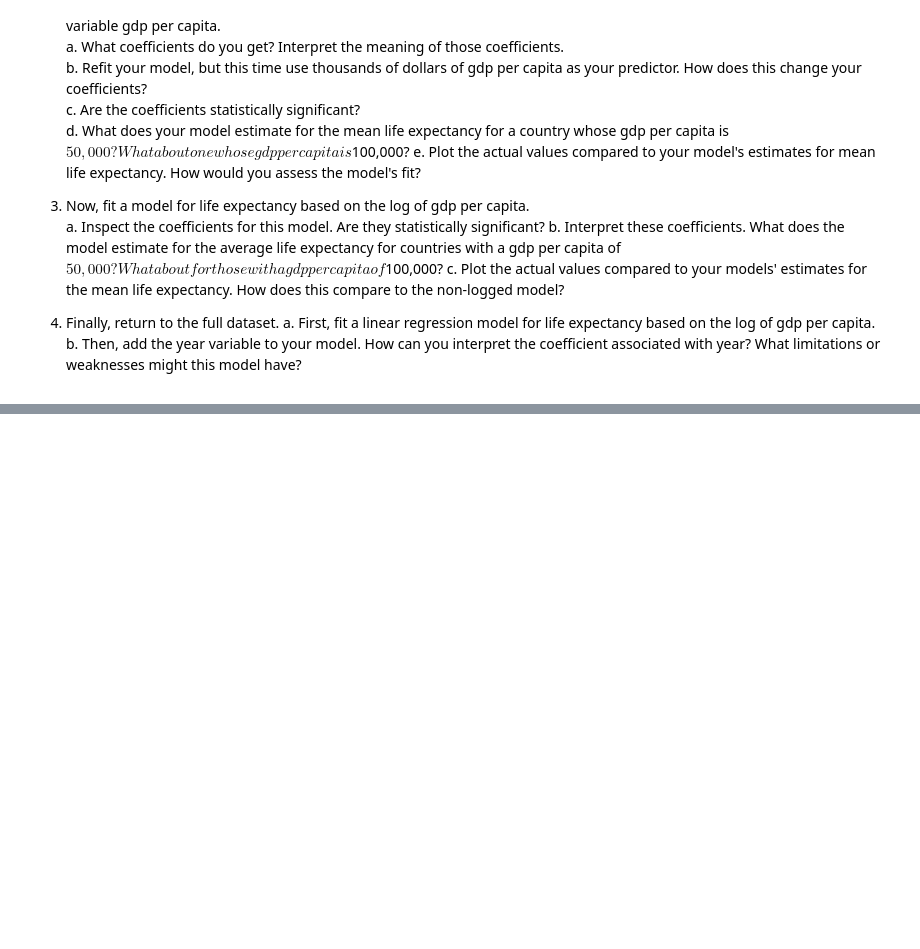
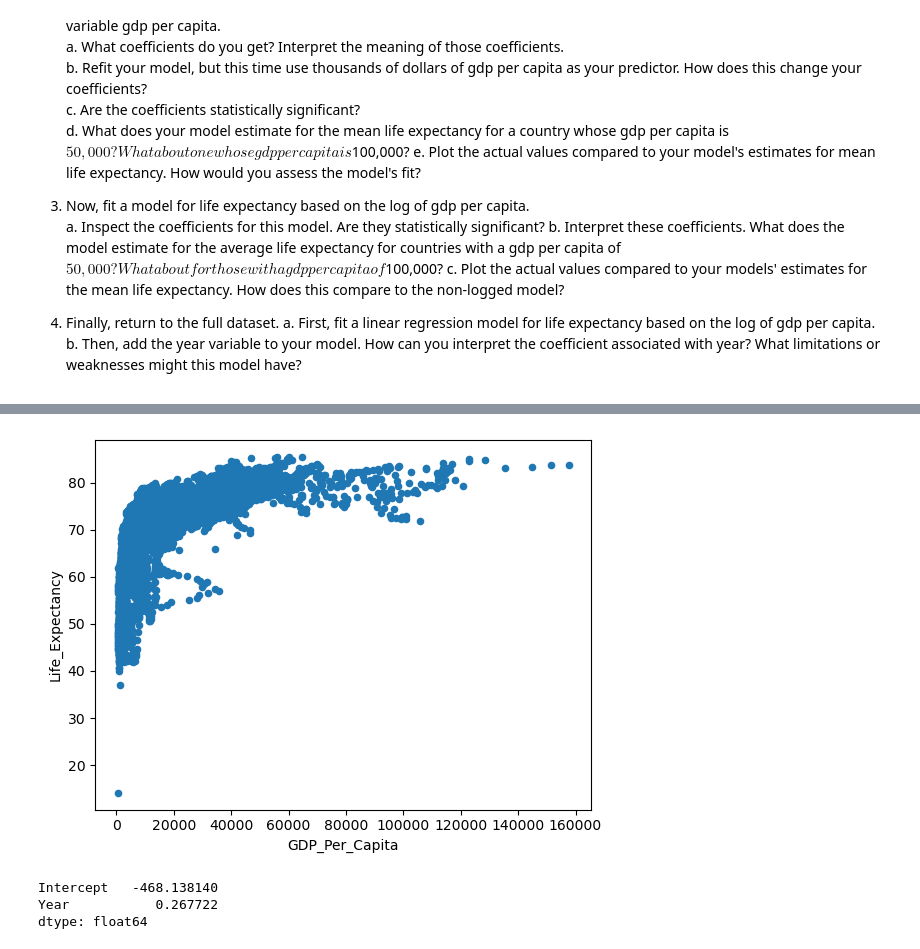
Before and after one commit to nss-data-science-cohort-8/un-linear-regression-JEFFDAVISJR, a Jupyter notebook: notebooks/UN_Linear_Regression.ipynb, the cells around one changed output, grey strips where cells are left out. Cells and saved outputs as stored; diff of their text form; code cells hidden in the pictures; blank space fills up the shorter version.

Commit message:
ols life_exp ~ year

```diff
--- a/notebooks/UN_Linear_Regression.ipynb
+++ b/notebooks/UN_Linear_Regression.ipynb
@@ -34,0 +42,4 @@ gdp_le.
+# %%
+gdp_le.plot(kind="scatter", x="GDP_Per_Capita", y="Life_Expectancy");
+# %% [output]
+[figure, added]
@@ -34,0 +50,6 @@ gdp_le.
+# %%
+lr_gdp_le.params
+# %% [output]
+Intercept   -468.138140
+Year           0.267722
+dtype: float64
```
Also changed, not shown: parts of 6 cells of this notebook.
